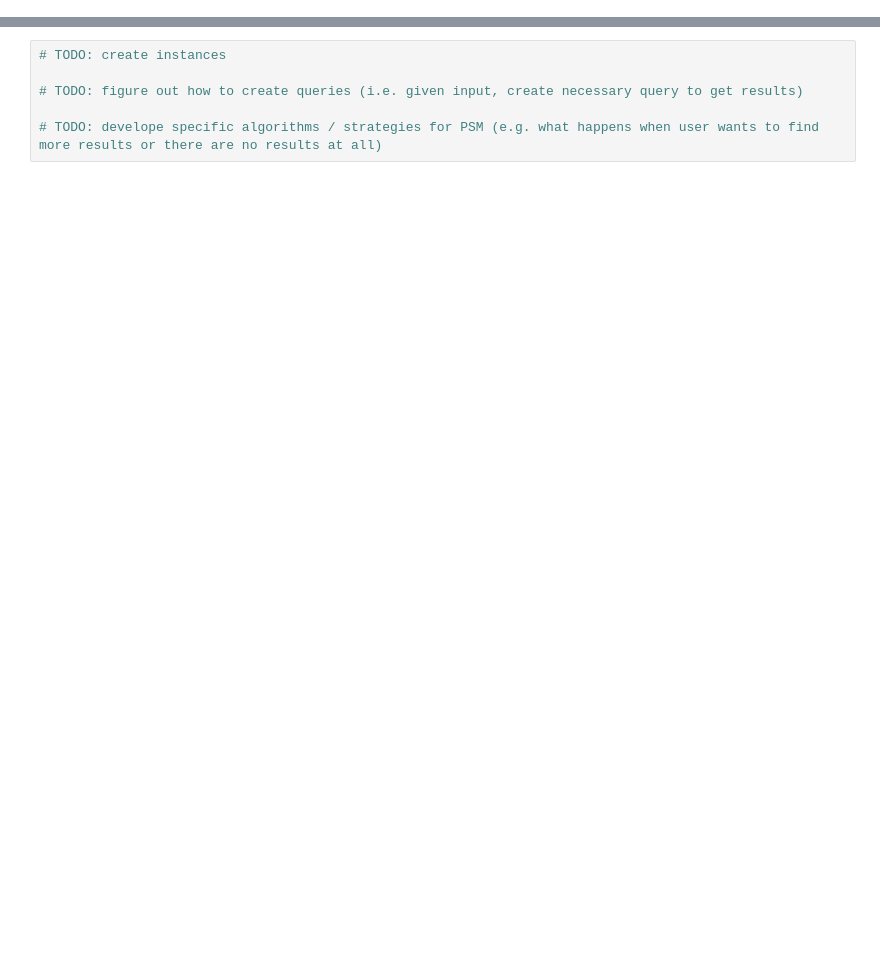
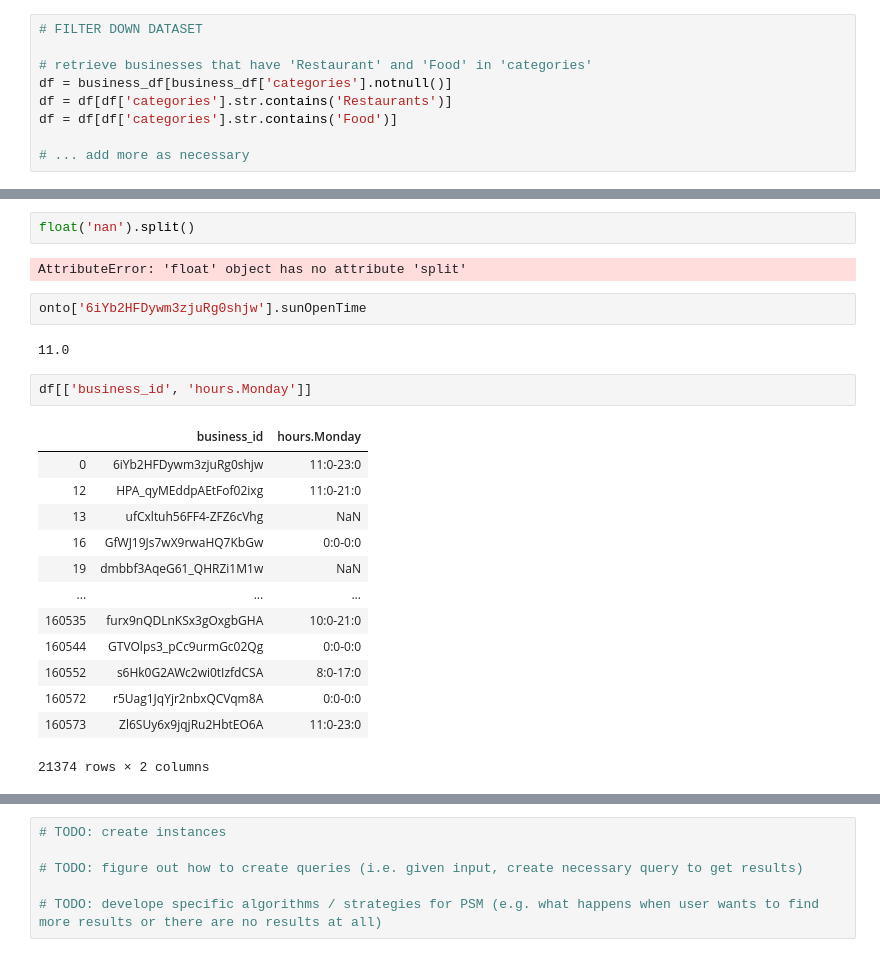
Before and after one commit to linkevint/cs270-final-project, a Jupyter notebook: psm/sandbox.ipynb, the cells around one changed output, grey strips where cells are left out. Drawn from its saved outputs; the diff is of its cells as text; blank space fills up the shorter version.

```diff
--- a/psm/sandbox.ipynb
+++ b/psm/sandbox.ipynb
@@ -36,0 +138,9 @@ list(onto.classes())
+# %%
+# FILTER DOWN DATASET
+
+# retrieve businesses that have 'Restaurant' and 'Food' in 'categories'
+df = business_df[business_df['categories'].notnull()]
+df = df[df['categories'].str.contains('Restaurants')]
+df = df[df['categories'].str.contains('Food')]
+
+# ... add more as necessary
@@ -36,0 +194,24 @@ list(onto.classes())
+# %%
+float('nan').split()
+# %% [output]
+AttributeError: 'float' object has no attribute 'split'
+# %%
+onto['6iYb2HFDywm3zjuRg0shjw'].sunOpenTime
+# %% [output]
+11.0
+# %%
+df[['business_id', 'hours.Monday']]
+# %% [output]
+|  | business_id | hours.Monday |
+| 0 | 6iYb2HFDywm3zjuRg0shjw | 11:0-23:0 |
+| 12 | HPA_qyMEddpAEtFof02ixg | 11:0-21:0 |
+| 13 | ufCxltuh56FF4-ZFZ6cVhg | NaN |
+| 16 | GfWJ19Js7wX9rwaHQ7KbGw | 0:0-0:0 |
+| 19 | dmbbf3AqeG61_QHRZi1M1w | NaN |
+| ... | ... | ... |
+| 160535 | furx9nQDLnKSx3gOxgbGHA | 10:0-21:0 |
+| 160544 | GTVOlps3_pCc9urmGc02Qg | 0:0-0:0 |
+| 160552 | s6Hk0G2AWc2wi0tIzfdCSA | 8:0-17:0 |
+| 160572 | r5Uag1JqYjr2nbxQCVqm8A | 0:0-0:0 |
+| 160573 | Zl6SUy6x9jqjRu2HbtEO6A | 11:0-23:0 |
+21374 rows × 2 columns
```
Also changed, not shown: parts of 20 cells of this notebook, 4 other files.
